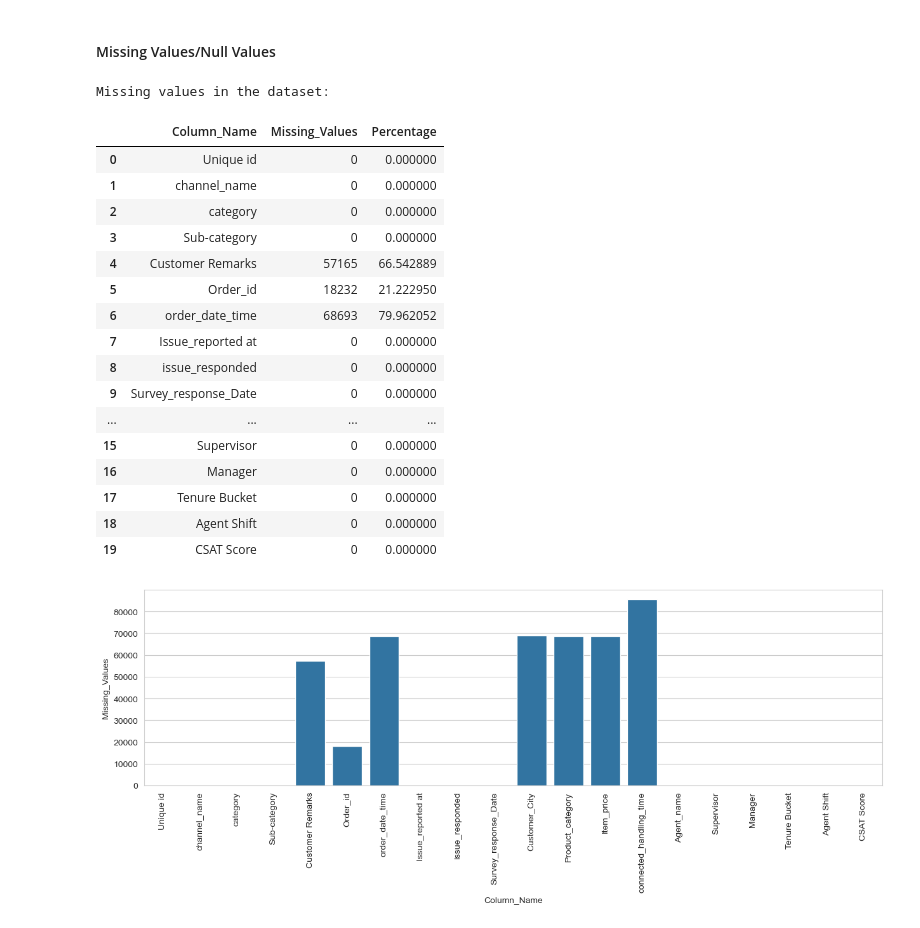
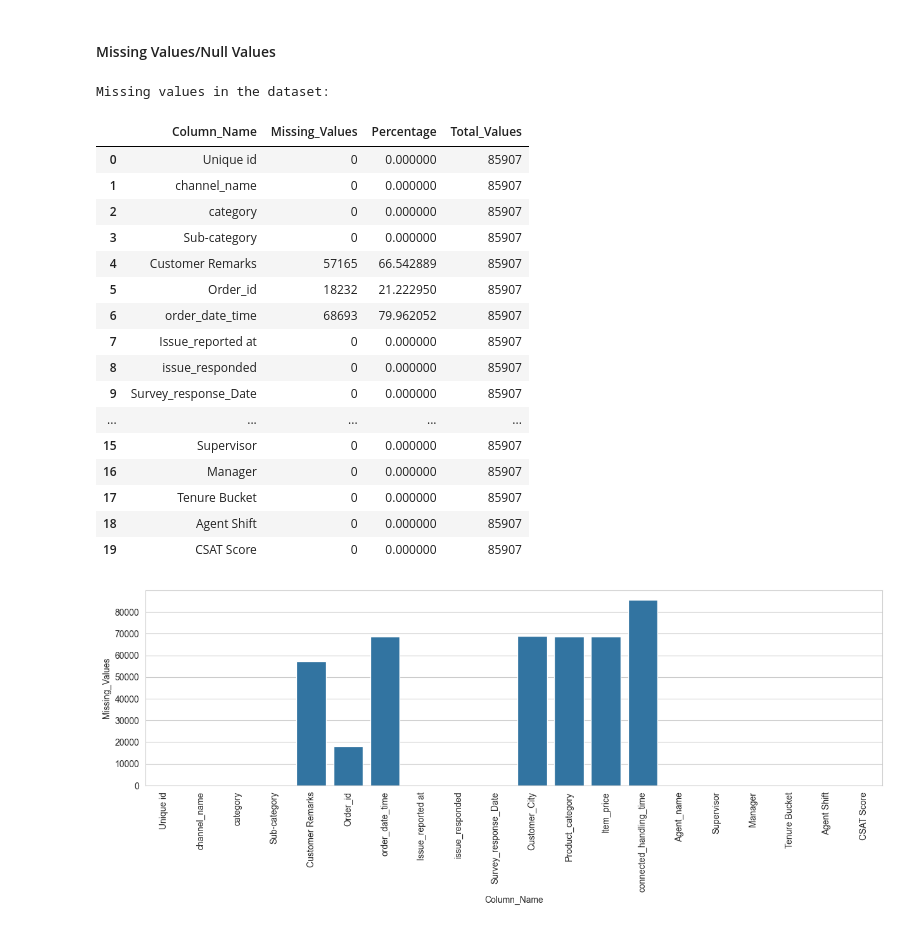
Before and after one commit to Jay-mishra04/Capstone-Project-Deep-Learning-, a Jupyter notebook: CSAT.ipynb, the cells around one changed output. Saved outputs shown, nothing was run; the diff lists cells and outputs as text; code cells hidden in the pictures.

```diff
--- a/CSAT.ipynb
+++ b/CSAT.ipynb
@@ -161,29 +168,30 @@ Number of duplicated values: 0
 # %%
 # Missing Values/Null Values Count
 print("Missing values in the dataset:")
 missing_values = df.isnull().sum().reset_index()
 missing_values.columns = ["Column_Name", "Missing_Values"]
 missing_values["Percentage"] = (missing_values["Missing_Values"] / df.shape[0]) *100
+missing_values['Total_Values'] = df.shape[0]
 missing_values
 # %% [output]
 Missing values in the dataset:
-|  | Column_Name | Missing_Values | Percentage |
-| 0 | Unique id | 0 | 0.000000 |
-| 1 | channel_name | 0 | 0.000000 |
-| 2 | category | 0 | 0.000000 |
-| 3 | Sub-category | 0 | 0.000000 |
-| 4 | Customer Remarks | 57165 | 66.542889 |
-| 5 | Order_id | 18232 | 21.222950 |
-| 6 | order_date_time | 68693 | 79.962052 |
-| 7 | Issue_reported at | 0 | 0.000000 |
-| 8 | issue_responded | 0 | 0.000000 |
-| 9 | Survey_response_Date | 0 | 0.000000 |
-| ... | ... | ... | ... |
-| 15 | Supervisor | 0 | 0.000000 |
-| 16 | Manager | 0 | 0.000000 |
-| 17 | Tenure Bucket | 0 | 0.000000 |
-| 18 | Agent Shift | 0 | 0.000000 |
-| 19 | CSAT Score | 0 | 0.000000 |
+|  | Column_Name | Missing_Values | Percentage | Total_Values |
+| 0 | Unique id | 0 | 0.000000 | 85907 |
+| 1 | channel_name | 0 | 0.000000 | 85907 |
+| 2 | category | 0 | 0.000000 | 85907 |
+| 3 | Sub-category | 0 | 0.000000 | 85907 |
+| 4 | Customer Remarks | 57165 | 66.542889 | 85907 |
+| 5 | Order_id | 18232 | 21.222950 | 85907 |
+| 6 | order_date_time | 68693 | 79.962052 | 85907 |
+| 7 | Issue_reported at | 0 | 0.000000 | 85907 |
+| 8 | issue_responded | 0 | 0.000000 | 85907 |
+| 9 | Survey_response_Date | 0 | 0.000000 | 85907 |
+| ... | ... | ... | ... | ... |
+| 15 | Supervisor | 0 | 0.000000 | 85907 |
+| 16 | Manager | 0 | 0.000000 | 85907 |
+| 17 | Tenure Bucket | 0 | 0.000000 | 85907 |
+| 18 | Agent Shift | 0 | 0.000000 | 85907 |
+| 19 | CSAT Score | 0 | 0.000000 | 85907 |
 # %%
 # Visualizing the missing values
 sns.set_style("whitegrid")
```
Also changed, not shown: parts of 187 cells of this notebook, 13 other files.
